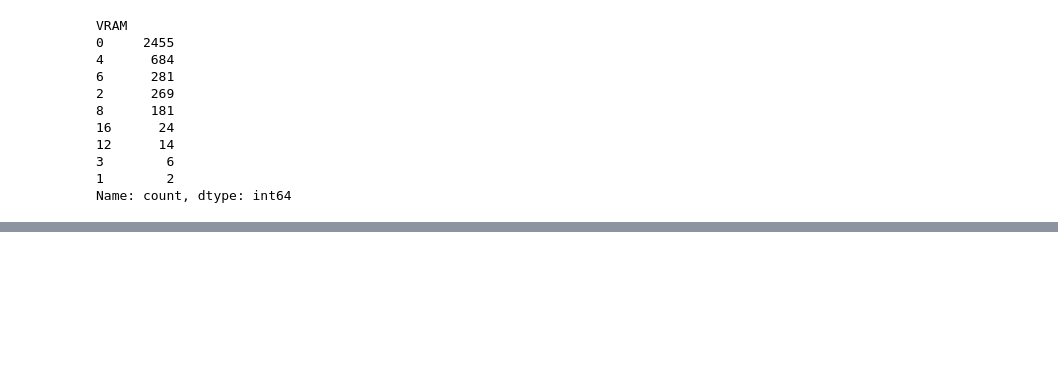
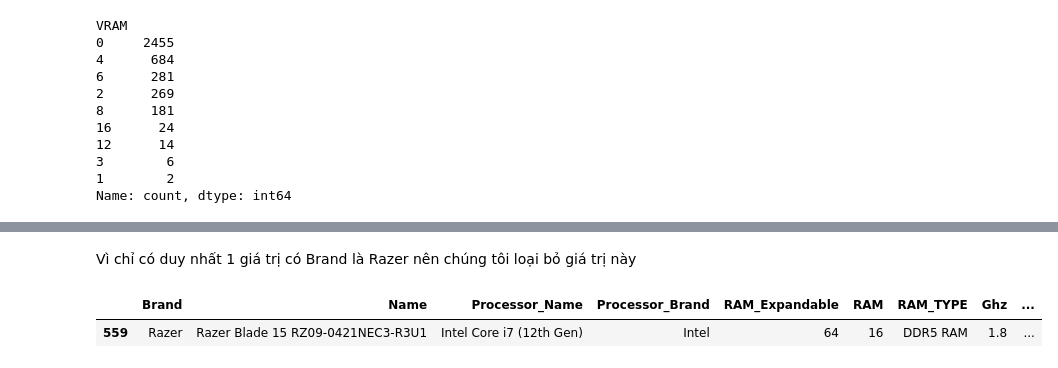
Before and after one commit to NguyenNgocThanhSang/laptop-prices-analysis, a Jupyter notebook: Sources/Overview_Cleaning.ipynb, the cells around one changed output, grey strips where cells are left out. Drawn from its saved outputs; the diff is of its cells as text; code cells hidden in the pictures; blank space fills up the shorter version.

```diff
--- a/Sources/Overview_Cleaning.ipynb
+++ b/Sources/Overview_Cleaning.ipynb
@@ -1090,0 +1091,7 @@ memory usage: 489.6+ KB
+# %% [markdown]
+Vì chỉ có duy nhất 1 giá trị có Brand là Razer nên chúng tôi loại bỏ giá trị này
+# %%
+df[df['Brand'] == 'Razer']
+# %% [output]
+|  | Brand | Name | Processor_Name | Processor_Brand | RAM_Expandable | RAM | RAM_TYPE | Ghz | ... |
+| 559 | Razer | Razer Blade 15 RZ09-0421NEC3-R3U1 | Intel Core i7 (12th Gen) | Intel | 64 | 16 | DDR5 RAM | 1.8 | ... |
```
Also changed, not shown: parts of 13 cells of this notebook, 1 other file.
